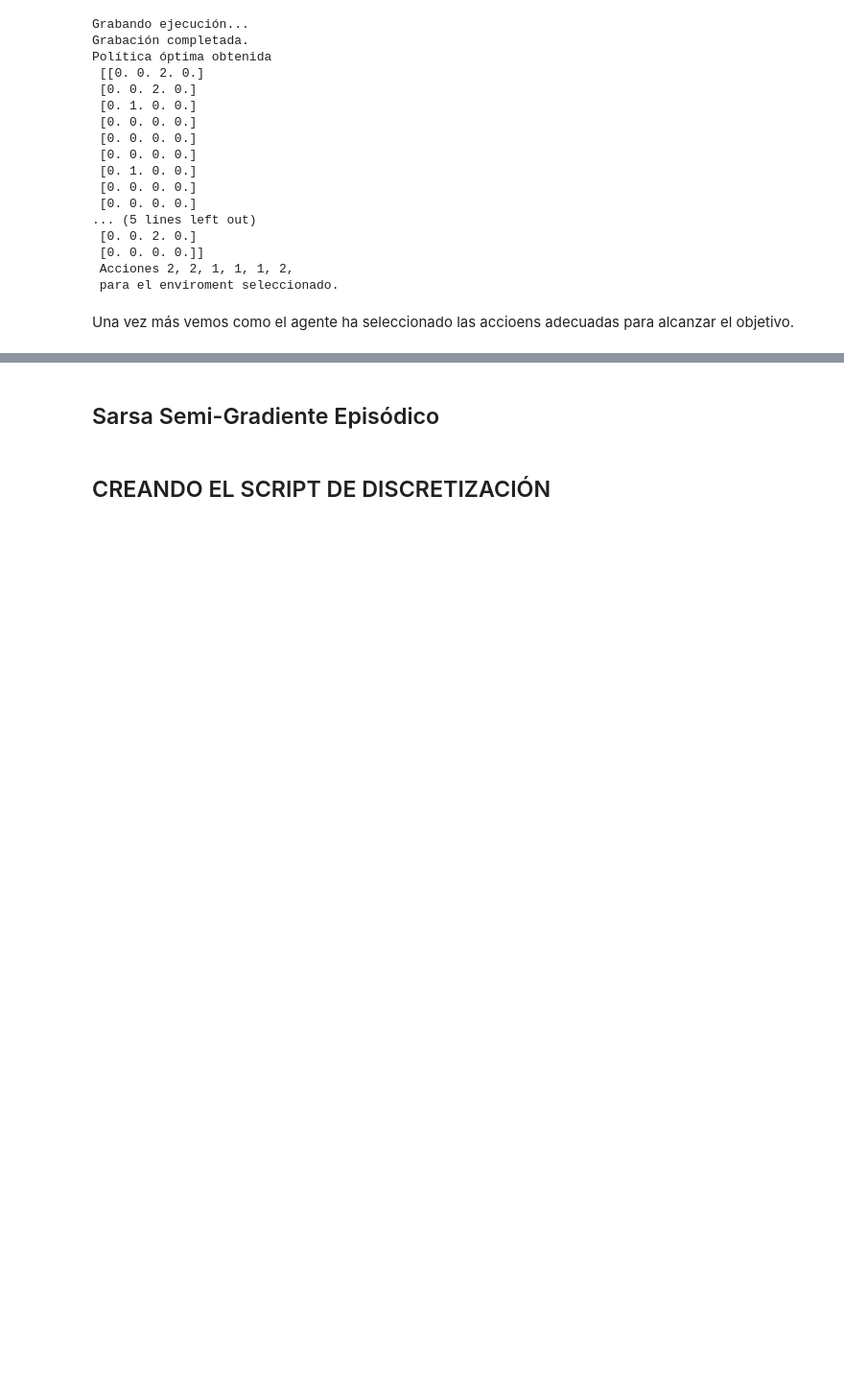
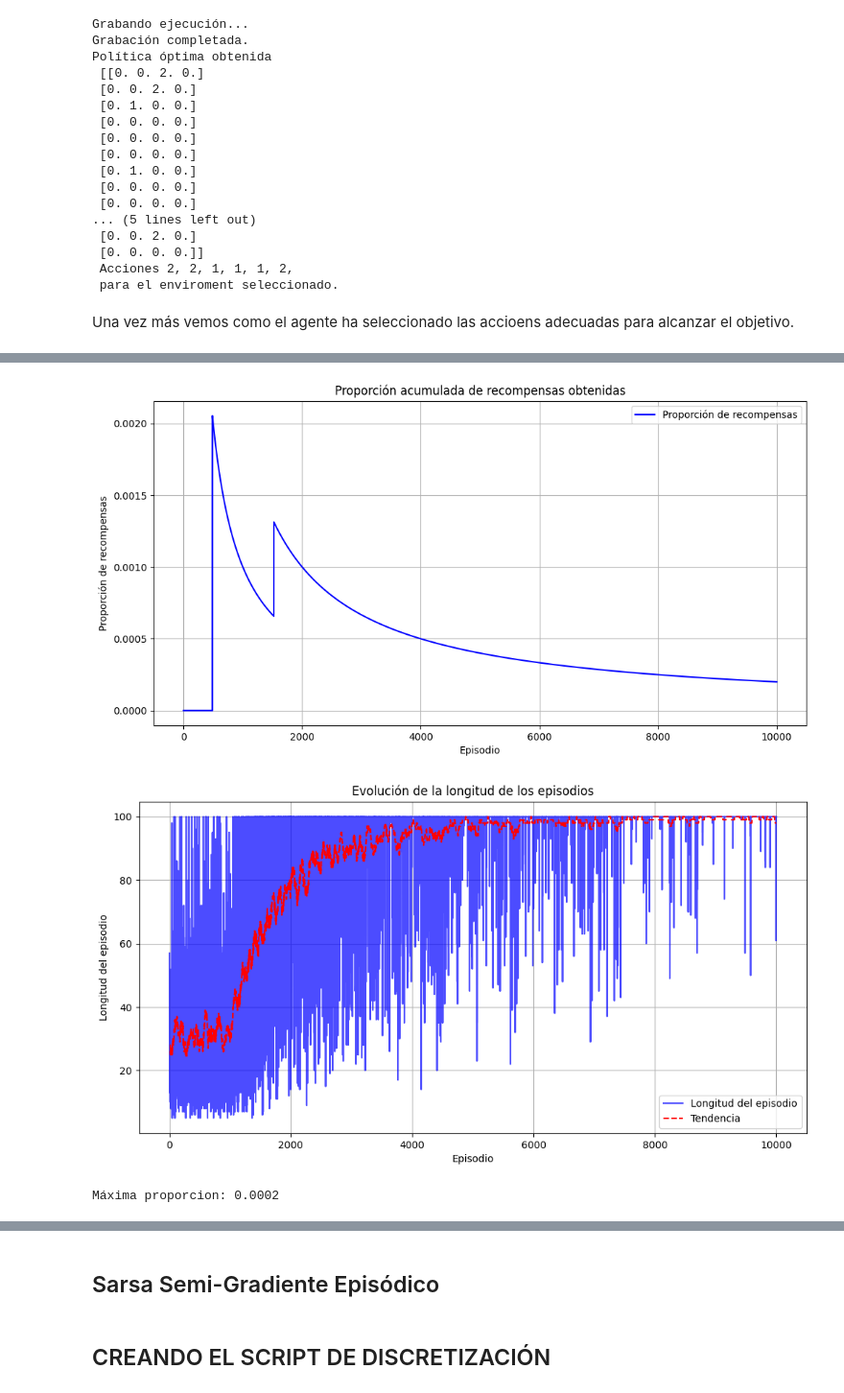
Before and after one commit to salvadeharo10/RL_DHBV, a Jupyter notebook: MonteCarloTodasLasVisitas.ipynb, the cells around one changed output, grey strips where cells are left out. Shown at 96% size. Drawn from its saved outputs; the diff is of its cells as text; code cells hidden in the pictures; blank space fills up the shorter version.

```diff
--- a/MonteCarloTodasLasVisitas.ipynb
+++ b/MonteCarloTodasLasVisitas.ipynb
@@ -658,0 +725,7 @@ display(display_gif(gif_path))  # Reemplaza con la ruta correcta
+# %%
+gamma = 0.99
+decay = True
+epsilon = 0.3
+NUM_EPISODES = 10000
+agentMonteCarloOff = MonteCarloOffPolicyAgent(env8, gamma, epsilon, decay)
+Q, list_stats, episode_lengths = monte_carlo(agentMonteCarloOff, env8, num_episodes=NUM_EPISODES)
@@ -658,0 +742,9 @@ display(display_gif(gif_path))  # Reemplaza con la ruta correcta
+# %%
+plot(list_stats)
+plot_episode_lengths(episode_lengths)
+#plot_episode_length_vs_time(episode_lengths)
+print(f"Máxima proporcion: {list_stats[-1]}")
+# %% [output]
+[figure, added]
+[figure, added]
+Máxima proporcion: 0.0002
```
Also changed, not shown: parts of 32 cells of this notebook.
